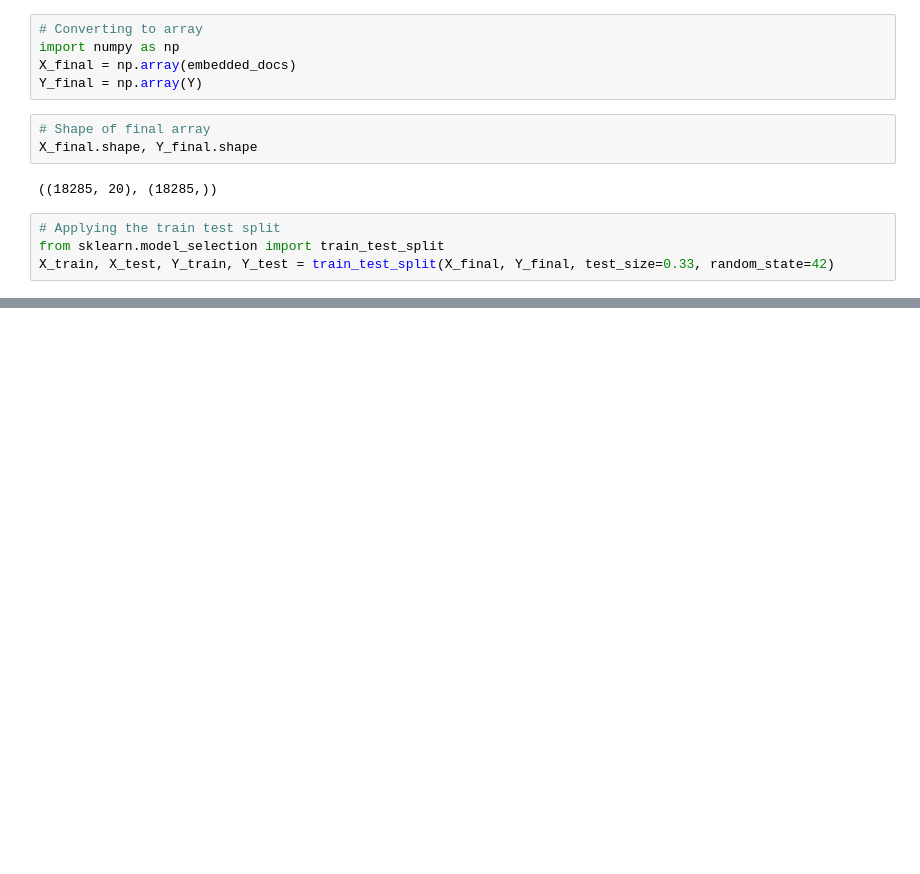
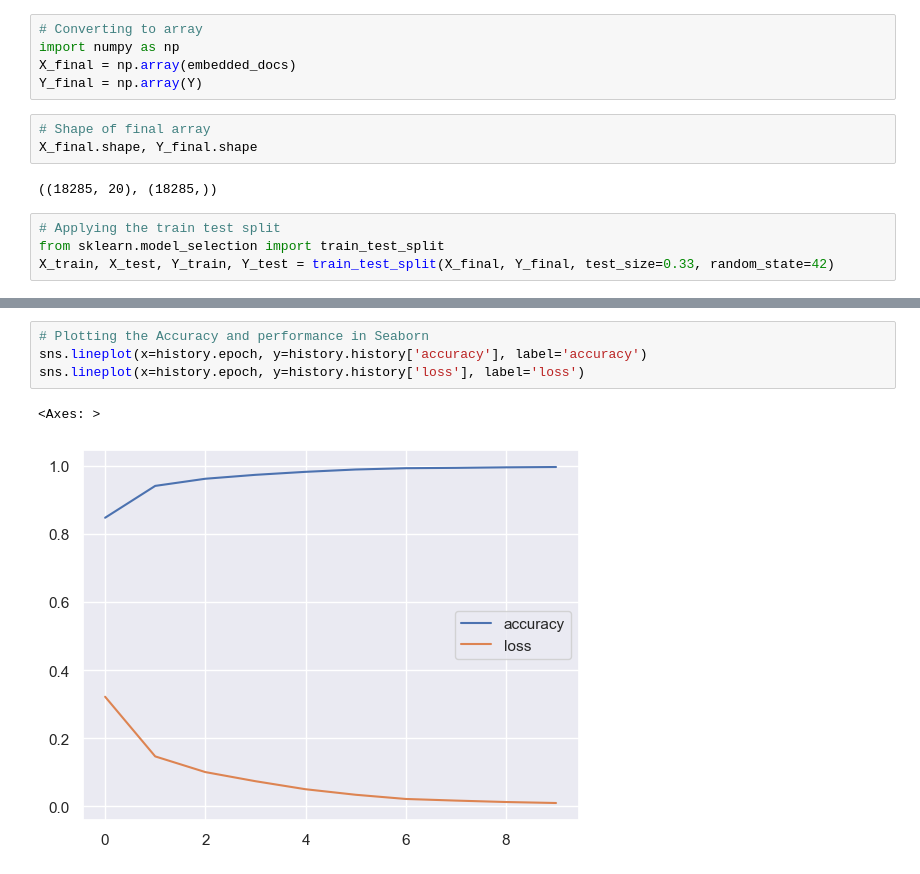
Before and after one commit to kaushik2103/Deep-Learning, a Jupyter notebook: Fake_News_Classifier_LSTM/LSTM.ipynb, the cells around one changed output, grey strips where cells are left out. Saved outputs shown, nothing was run; the diff lists cells and outputs as text; blank space fills up the shorter version.

Commit message:
Performance Evaluation

```diff
--- a/Fake_News_Classifier_LSTM/LSTM.ipynb
+++ b/Fake_News_Classifier_LSTM/LSTM.ipynb
@@ -328,0 +342,7 @@ weighted avg       0.91      0.91      0.91      6035
+# %%
+# Plotting the Accuracy and performance in Seaborn
+sns.lineplot(x=history.epoch, y=history.history['accuracy'], label='accuracy')
+sns.lineplot(x=history.epoch, y=history.history['loss'], label='loss')
+# %% [output]
+<Axes: >
+[figure, added]
```
Also changed, not shown: parts of 15 cells of this notebook.
